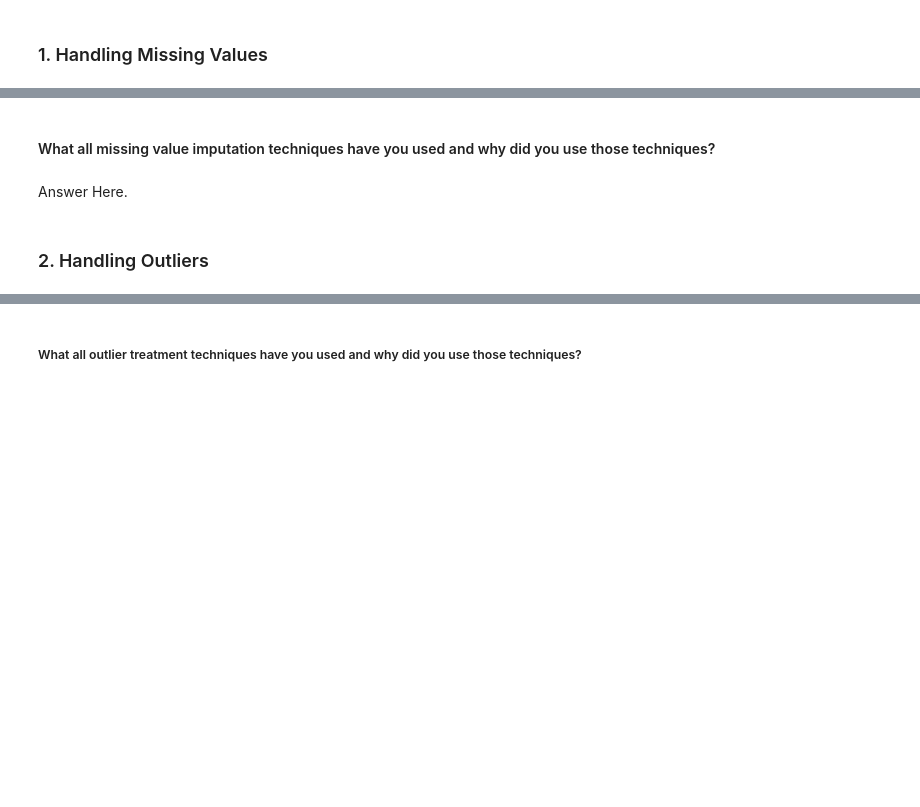
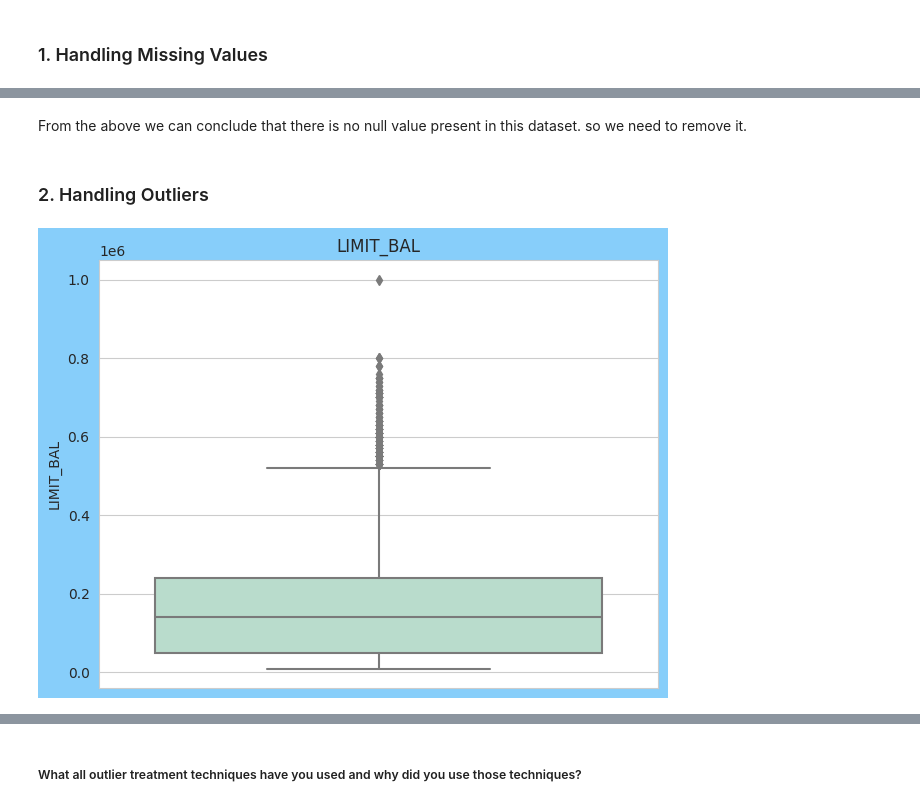
Before and after one commit to hmarathe420/Credit_Card_Default_Prediction, a Jupyter notebook: Credit_Card_Default_Prediction.ipynb, the cells around one changed output, grey strips where cells are left out. Saved outputs shown, nothing was run; the diff lists cells and outputs as text; code cells hidden in the pictures; blank space fills up the shorter version.

Commit message:
Handling Missing values and Outliers | Feature Selection and Manipulation.

```diff
--- a/Credit_Card_Default_Prediction.ipynb
+++ b/Credit_Card_Default_Prediction.ipynb
@@ -865,6 +885,4 @@ I wanted to know about the substantial difference between two related variables
-# %% [markdown]
-#### What all missing value imputation techniques have you used and why did you use those techniques?
-# %% [markdown]
-Answer Here.
+# %% [markdown]
+From the above we can conclude that there is no null value present in this dataset. so we need to remove it.
 # %% [markdown]
 ### 2. Handling Outliers
@@ -872,0 +889,10 @@ Answer Here.
+# %%
+# Handling Outliers & Outlier treatments on the LIMIT BAL columnn.
+sns.set_style('whitegrid')
+plt.figure(facecolor = 'lightskyblue')
+plt.rcParams['figure.autolayout'] = True
+sns.boxplot(y=df['LIMIT_BAL'], palette='Pastel2')
+plt.title('LIMIT_BAL')
+plt.show()
+# %% [output]
+[figure, added]
```
Also changed, not shown: parts of 70 cells of this notebook.
